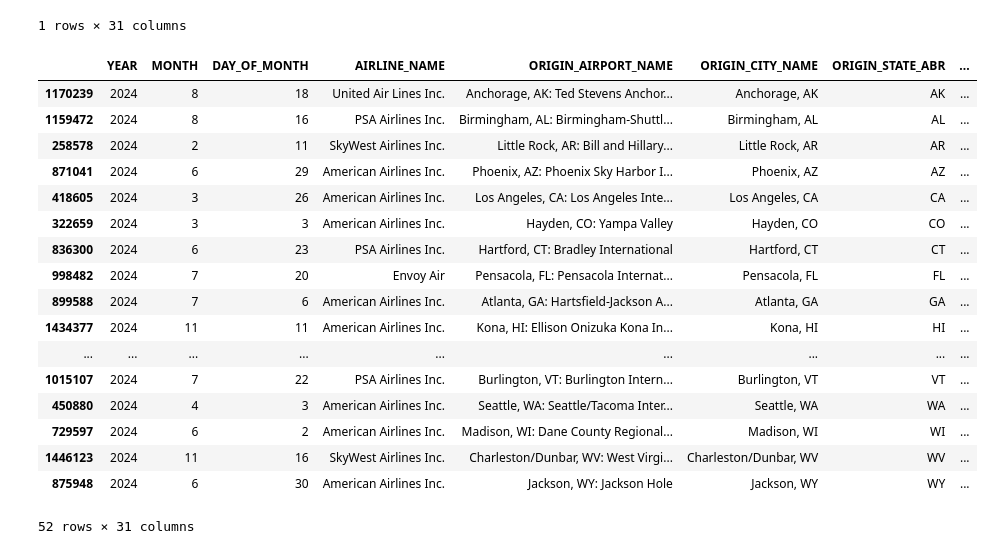
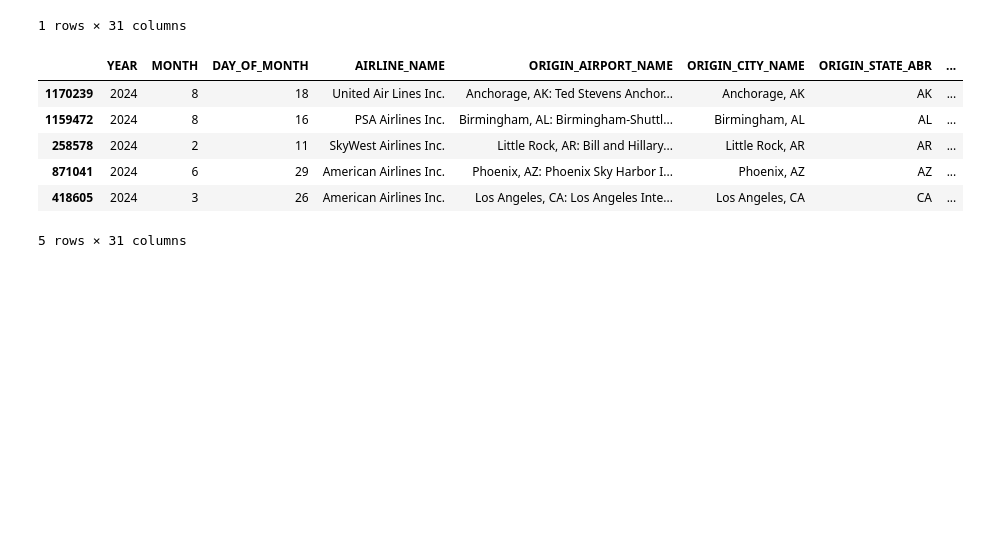
Before and after one commit to ykamoji/airport-delay-analysis, a Jupyter notebook: analyse.ipynb, the cells around one changed output. Cells and saved outputs as stored; diff of their text form; code cells hidden in the pictures; blank space fills up the shorter version.

```diff
--- a/analyse.ipynb
+++ b/analyse.ipynb
@@ -126,24 +121,13 @@ df[df['CARRIER_DELAY'] == df['CARRIER_DELAY'].max()]
 | 51133 | 2023 | 12 | 20 | American Airlines Inc. | Charleston, SC: Charleston AFB/In... | Charleston, SC | SC | ... |
 1 rows × 31 columns
 # %%
-df.loc[df.groupby('ORIGIN_STATE_ABR')['LATE_AIRCRAFT_DELAY'].idxmax()]
+df.loc[df.groupby('ORIGIN_STATE_ABR')['LATE_AIRCRAFT_DELAY'].idxmax()].head(5)
 # %% [output]
 |  | YEAR | MONTH | DAY_OF_MONTH | AIRLINE_NAME | ORIGIN_AIRPORT_NAME | ORIGIN_CITY_NAME | ORIGIN_STATE_ABR | ... |
 | 1170239 | 2024 | 8 | 18 | United Air Lines Inc. | Anchorage, AK: Ted Stevens Anchor... | Anchorage, AK | AK | ... |
 | 1159472 | 2024 | 8 | 16 | PSA Airlines Inc. | Birmingham, AL: Birmingham-Shuttl... | Birmingham, AL | AL | ... |
 | 258578 | 2024 | 2 | 11 | SkyWest Airlines Inc. | Little Rock, AR: Bill and Hillary... | Little Rock, AR | AR | ... |
 | 871041 | 2024 | 6 | 29 | American Airlines Inc. | Phoenix, AZ: Phoenix Sky Harbor I... | Phoenix, AZ | AZ | ... |
 | 418605 | 2024 | 3 | 26 | American Airlines Inc. | Los Angeles, CA: Los Angeles Inte... | Los Angeles, CA | CA | ... |
-| 322659 | 2024 | 3 | 3 | American Airlines Inc. | Hayden, CO: Yampa Valley | Hayden, CO | CO | ... |
-| 836300 | 2024 | 6 | 23 | PSA Airlines Inc. | Hartford, CT: Bradley International | Hartford, CT | CT | ... |
-| 998482 | 2024 | 7 | 20 | Envoy Air | Pensacola, FL: Pensacola Internat... | Pensacola, FL | FL | ... |
-| 899588 | 2024 | 7 | 6 | American Airlines Inc. | Atlanta, GA: Hartsfield-Jackson A... | Atlanta, GA | GA | ... |
-| 1434377 | 2024 | 11 | 11 | American Airlines Inc. | Kona, HI: Ellison Onizuka Kona In... | Kona, HI | HI | ... |
-| ... | ... | ... | ... | ... | ... | ... | ... | ... |
-| 1015107 | 2024 | 7 | 22 | PSA Airlines Inc. | Burlington, VT: Burlington Intern... | Burlington, VT | VT | ... |
-| 450880 | 2024 | 4 | 3 | American Airlines Inc. | Seattle, WA: Seattle/Tacoma Inter... | Seattle, WA | WA | ... |
-| 729597 | 2024 | 6 | 2 | American Airlines Inc. | Madison, WI: Dane County Regional... | Madison, WI | WI | ... |
-| 1446123 | 2024 | 11 | 16 | SkyWest Airlines Inc. | Charleston/Dunbar, WV: West Virgi... | Charleston/Dunbar, WV | WV | ... |
-| 875948 | 2024 | 6 | 30 | American Airlines Inc. | Jackson, WY: Jackson Hole | Jackson, WY | WY | ... |
-52 rows × 31 columns
+5 rows × 31 columns
 # %%
```
Also changed, not shown: parts of 7 cells of this notebook.
